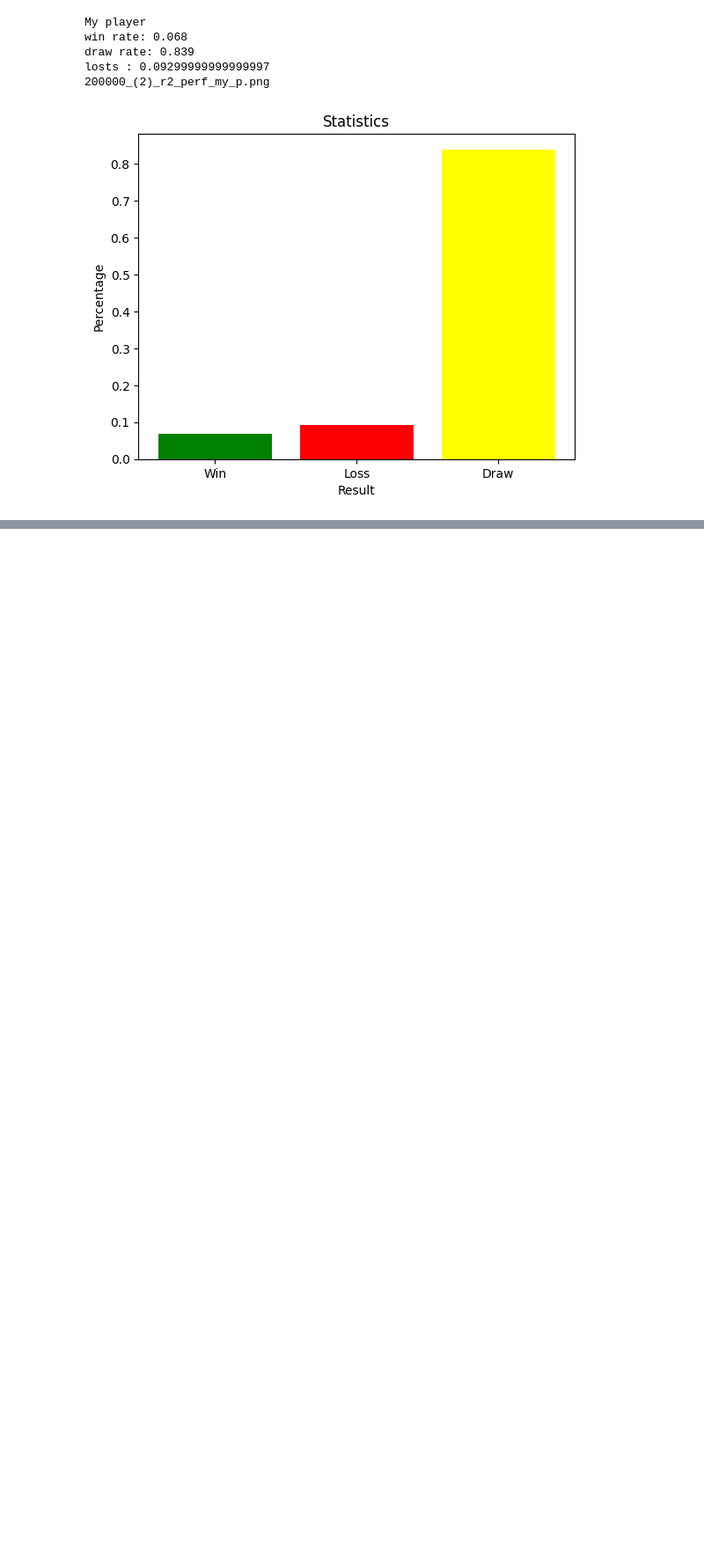
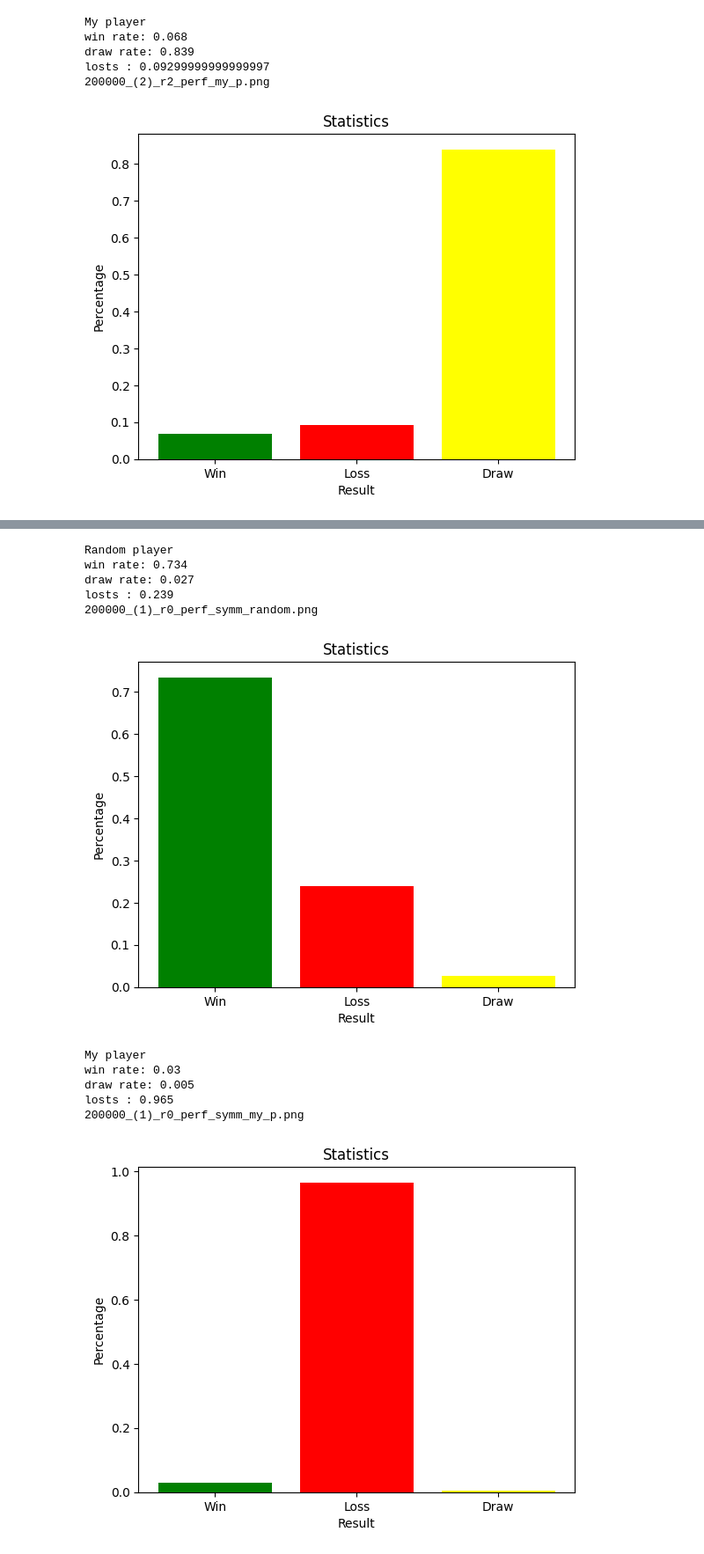
Before and after one commit to lorenzofezza00/CI_LABS, a Jupyter notebook: lab10/lab10.ipynb, the cells around one changed output, grey strips where cells are left out. Shown: that part at 88% size. Drawn from its saved outputs; the diff is of its cells as text; code cells hidden in the pictures; blank space fills up the shorter version.

```diff
--- a/lab10/lab10.ipynb
+++ b/lab10/lab10.ipynb
@@ -848 +915,19 @@ losts : 0.09299999999999997
+# %%
+a = agent()
+a.load_q_table("q_table_200000_(1)_r0_symm.json")
+random_player_test('200000_(1)_r0_perf_symm_')
+my_player_test('200000_(1)_r0_perf_symm_')
+# %% [output]
+Random player
+win rate: 0.734
+draw rate: 0.027
+losts : 0.239
+200000_(1)_r0_perf_symm_random.png
+[figure, added]
+My player
+win rate: 0.03
+draw rate: 0.005
+losts : 0.965
+200000_(1)_r0_perf_symm_my_p.png
+[figure, added]
 # %%
```
Also changed, not shown: parts of 4 cells of this notebook, 5 other files.
